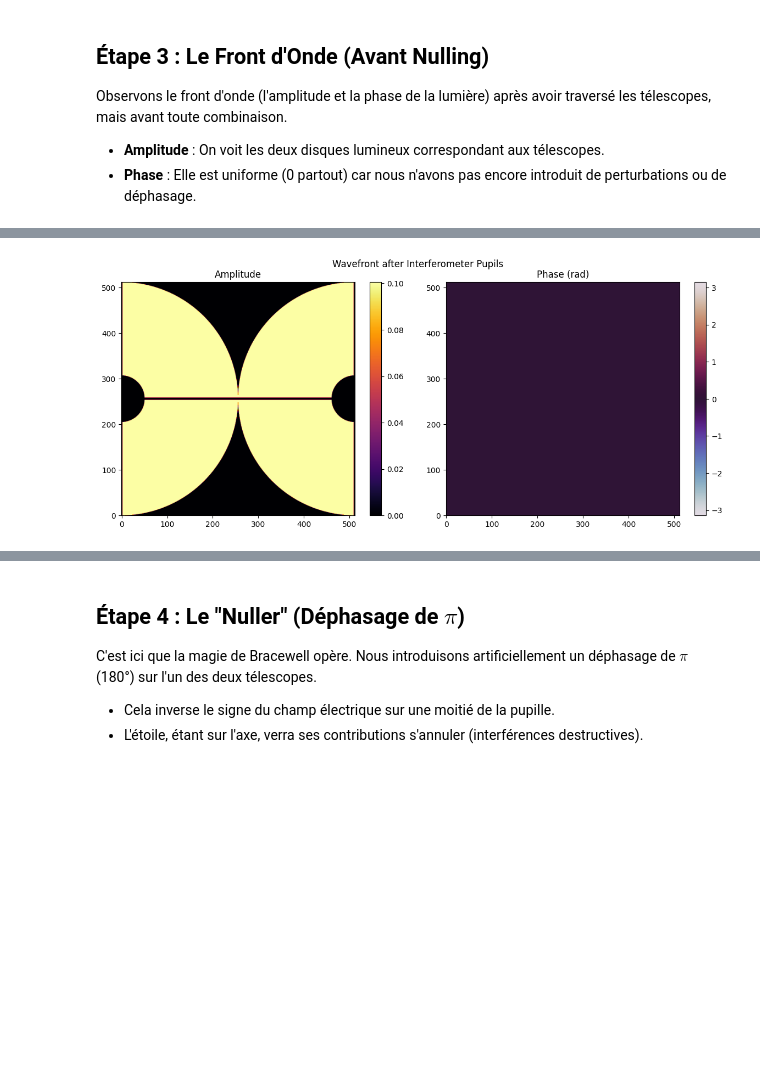
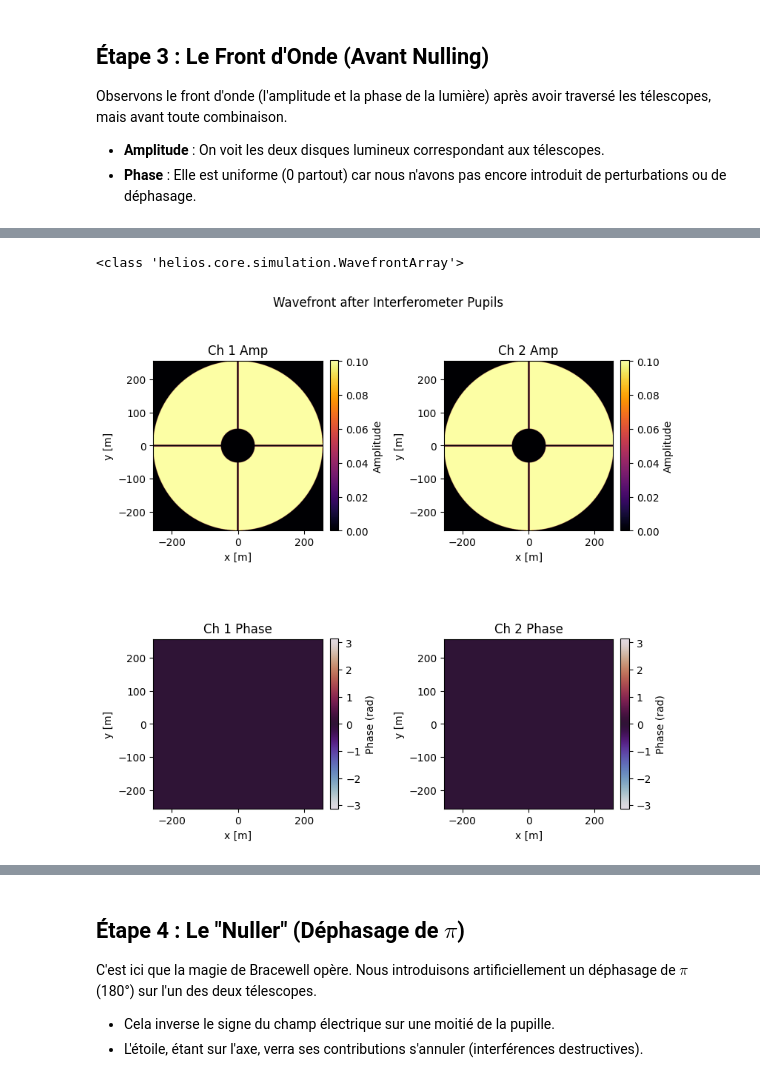
Before and after one commit to VForiel/HELIOS, a Jupyter notebook: tests.ipynb, the cells around one changed output, grey strips where cells are left out. Cells and saved outputs as stored; diff of their text form; code cells hidden in the pictures; blank space fills up the shorter version.

```diff
--- a/tests.ipynb
+++ b/tests.ipynb
@@ -54,7 +54,7 @@ La configuration de la pupille définit comment la lumière est collectée.
 # %%
 # Configuration de l'interféromètre
 B = 10 * u.m  # Ligne de base
-D = 2 * u.m   # Diamètre des télescopes
+D = 0.001 * u.m   # Diamètre des télescopes
 
 pupil = helios.Pupil(diameter=D)
 pupil.add_disk(center=(0,0), radius=D/2)
@@ -91,7 +91,9 @@ plt.show()
 # %%
 # Passage à travers les pupilles
 wf_pupil = interferometer.process(wf_scene, None)
-wf_pupil.plot(title="Wavefront after Interferometer Pupils")
+print(type(wf_pupil))
+wf_pupil.plot(title="Wavefront after Interferometer Pupils", log_scale=False)
 plt.show()
 # %% [output]
+<class 'helios.core.simulation.WavefrontArray'>
-[figure, old version]
+[figure, new version]
```
Also changed, not shown: parts of 7 cells of this notebook, 20 other files.
